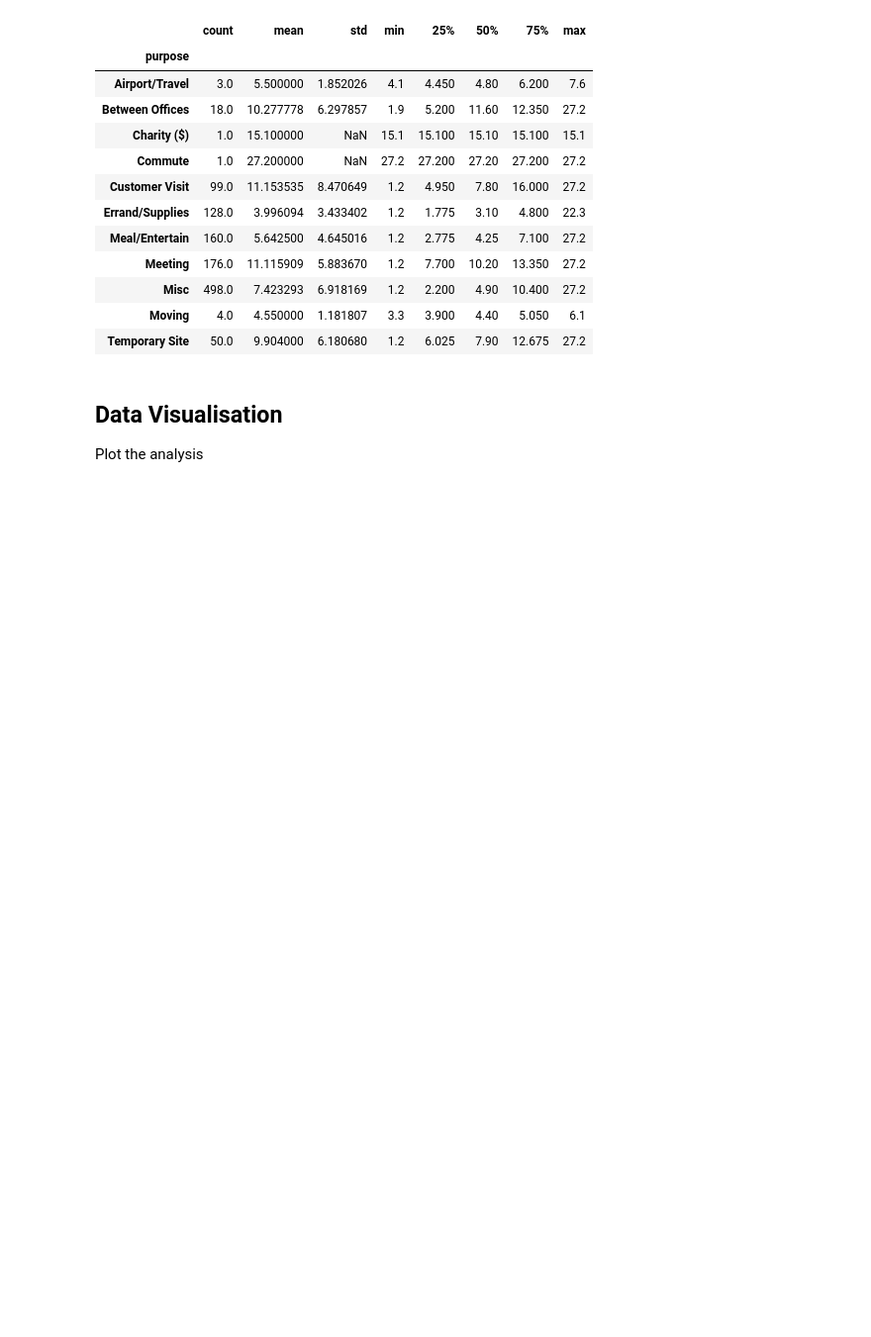
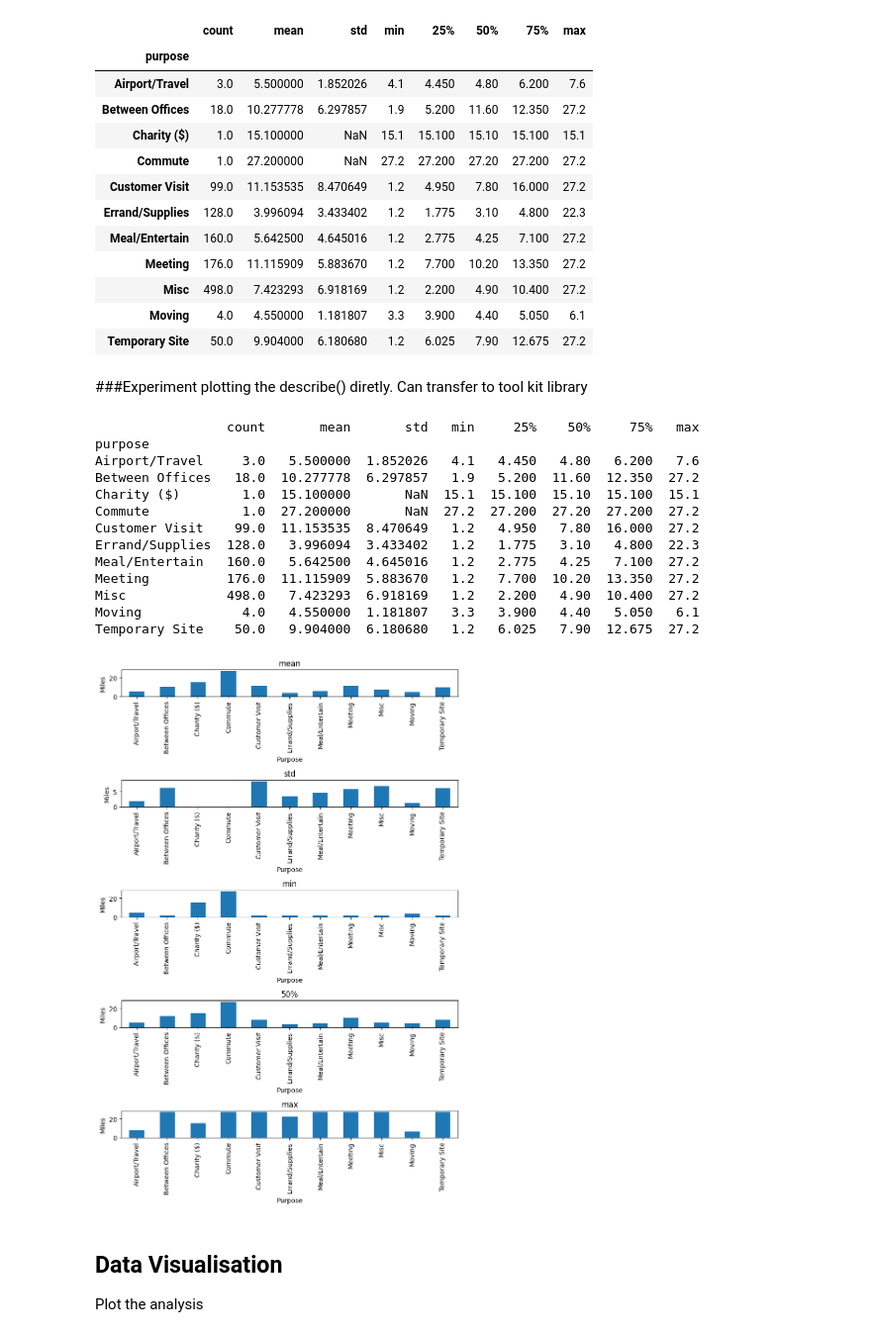
Before and after one commit to rpedram/data-science, a Jupyter notebook: Cab_Rides_class_proj.ipynb, the cells around one changed output. Shown at 99% size. Cells and saved outputs as stored; diff of their text form; code cells hidden in the pictures; blank space fills up the shorter version.

```diff
--- a/Cab_Rides_class_proj.ipynb
+++ b/Cab_Rides_class_proj.ipynb
@@ -302,6 +280,47 @@ df['route'].value_counts().head(10)  # Top 10 popular routes
 | Misc | 498.0 | 7.423293 | 6.918169 | 1.2 | 2.200 | 4.90 | 10.400 | 27.2 |
 | Moving | 4.0 | 4.550000 | 1.181807 | 3.3 | 3.900 | 4.40 | 5.050 | 6.1 |
 | Temporary Site | 50.0 | 9.904000 | 6.180680 | 1.2 | 6.025 | 7.90 | 12.675 | 27.2 |
+# %% [markdown]
+###Experiment plotting the describe() diretly.
+Can transfer to tool kit library
+# %%
+# Using describe() to make visualisation
+# make a df
+describe_output = df.groupby('purpose')['miles'].describe()
+print(describe_output)
+# Choose stats
+stats_to_plot = ['mean', 'std', 'min', '50%', 'max']  # Stats choice to subplots
+
+data_for_plotting = {} # series to plot
+for stat in stats_to_plot:
+    data_for_plotting[stat] = describe_output[stat]
+# Plot the describe table
+fig, axes = plt.subplots(nrows=len(stats_to_plot), ncols=1, figsize=(8, 12))
+
+for i, stat in enumerate(stats_to_plot):
+    ax = axes[i]
+    data_for_plotting[stat].plot(kind='bar', ax=ax)
+    ax.set_title(stat)
+    ax.set_ylabel('Miles')
+    ax.set_xlabel('Purpose')
+
+plt.tight_layout()
+plt.show()
+# %% [output]
+                 count       mean       std   min     25%    50%     75%   max
+purpose
+Airport/Travel     3.0   5.500000  1.852026   4.1   4.450   4.80   6.200   7.6
+Between Offices   18.0  10.277778  6.297857   1.9   5.200  11.60  12.350  27.2
+Charity ($)        1.0  15.100000       NaN  15.1  15.100  15.10  15.100  15.1
+Commute            1.0  27.200000       NaN  27.2  27.200  27.20  27.200  27.2
+Customer Visit    99.0  11.153535  8.470649   1.2   4.950   7.80  16.000  27.2
+Errand/Supplies  128.0   3.996094  3.433402   1.2   1.775   3.10   4.800  22.3
+Meal/Entertain   160.0   5.642500  4.645016   1.2   2.775   4.25   7.100  27.2
+Meeting          176.0  11.115909  5.883670   1.2   7.700  10.20  13.350  27.2
+Misc             498.0   7.423293  6.918169   1.2   2.200   4.90  10.400  27.2
+Moving             4.0   4.550000  1.181807   3.3   3.900   4.40   5.050   6.1
+Temporary Site    50.0   9.904000  6.180680   1.2   6.025   7.90  12.675  27.2
+[figure, added]
 # %% [markdown]
 ## Data Visualisation
 Plot the analysis
```
Also changed, not shown: parts of 2 cells of this notebook.
